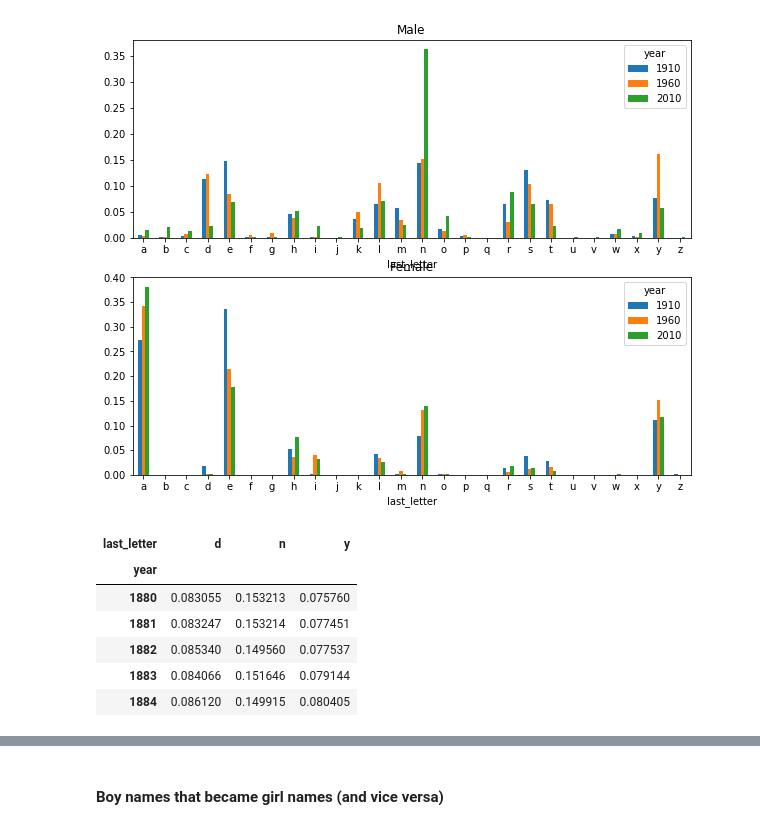
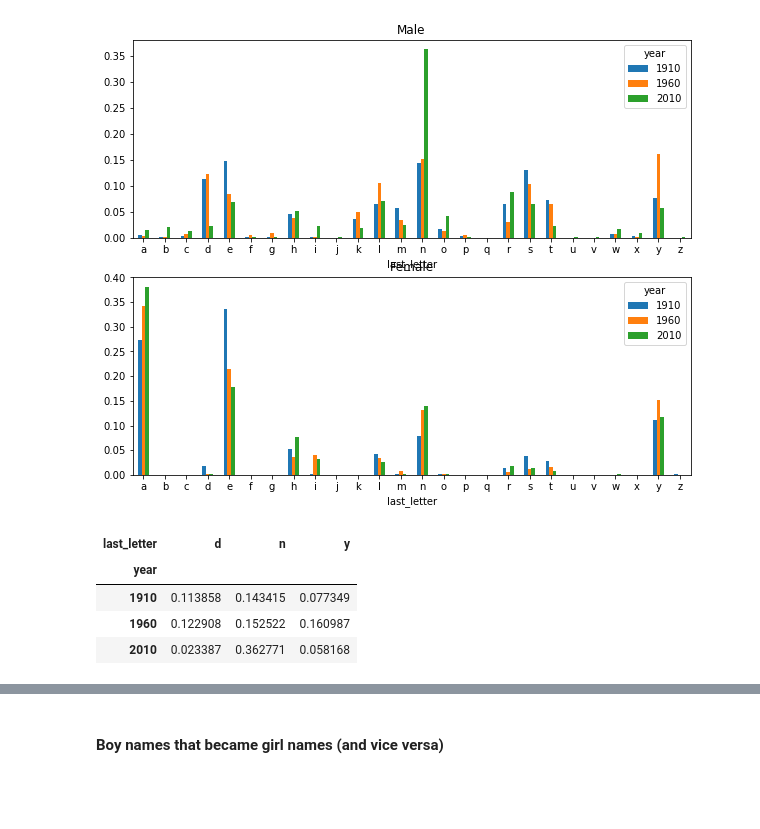
Before and after one commit to hugolu/learn-python, a Jupyter notebook: python-for-data-analysis/ch02-introductory-examples.ipynb, the cells around one changed output, grey strips where cells are left out. Drawn from its saved outputs; the diff is of its cells as text; code cells hidden in the pictures; blank space fills up the shorter version.

```diff
--- a/python-for-data-analysis/ch02-introductory-examples.ipynb
+++ b/python-for-data-analysis/ch02-introductory-examples.ipynb
@@ -795,14 +787,12 @@ letter_prop['F'].plot(kind='bar', rot=0, ax=axes[1], title='Female')
 <matplotlib.axes._subplots.AxesSubplot at 0x...>
 [figure]
 # %%
-letter_prop = table / table.sum().astype(float)
+# 按照年份，找出男孩“最后一个字母”为 d, n, y 的比例
 dny_ts = letter_prop.ix[['d','n','y'], 'M'].T
 dny_ts.head()
 # %% [output]
 | last_letter | d | n | y |
 | year |  |  |  |
-| 1880 | 0.083055 | 0.153213 | 0.075760 |
-| 1881 | 0.083247 | 0.153214 | 0.077451 |
-| 1882 | 0.085340 | 0.149560 | 0.077537 |
-| 1883 | 0.084066 | 0.151646 | 0.079144 |
-| 1884 | 0.086120 | 0.149915 | 0.080405 |
+| 1910 | 0.113858 | 0.143415 | 0.077349 |
+| 1960 | 0.122908 | 0.152522 | 0.160987 |
+| 2010 | 0.023387 | 0.362771 | 0.058168 |
```
Also changed, not shown: parts of 15 cells of this notebook.
